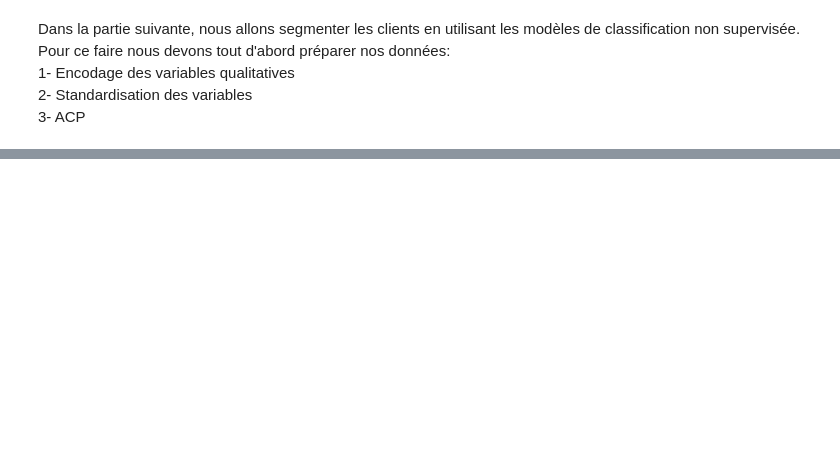
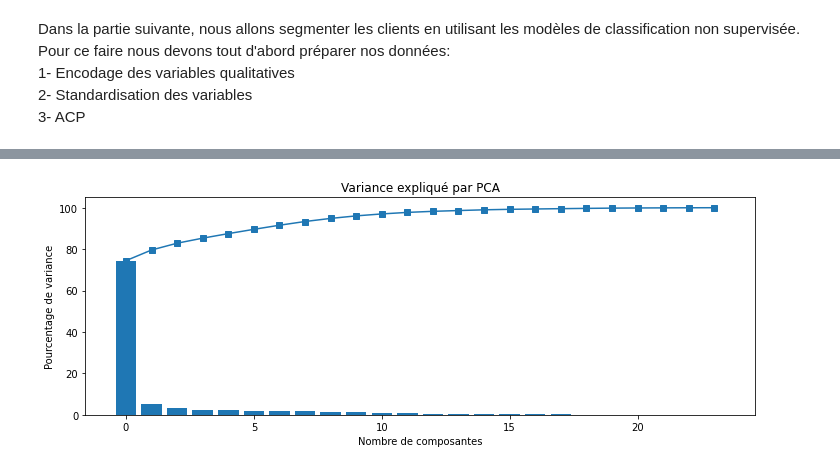
Before and after one commit to Soumaya-kh/POlist, a Jupyter notebook: POLIST_01_notebookanalyse.ipynb, the cells around one changed output, grey strips where cells are left out. Saved outputs shown, nothing was run; the diff lists cells and outputs as text; code cells hidden in the pictures; blank space fills up the shorter version.

```diff
--- a/POLIST_01_notebookanalyse.ipynb
+++ b/POLIST_01_notebookanalyse.ipynb
@@ -1628,0 +2135,12 @@ df_agg.head()
+# %%
+varsToStandardize = ['review_score',
+       'payment_sequential', 'payment_installments', 'payment_value',
+       'freight_value', 'reactivite', 'distance_clientVendeur',
+       'recence', 'frequence', 'montant']
+# %%
+from sklearn.preprocessing import StandardScaler
+
+#nous choisissons le standardisateur le plus basique
+scaler = StandardScaler()
+#standardiser uniquement les variables quantitatives
+df_agg[varsToStandardize] = scaler.fit_transform(df_agg[varsToStandardize])
@@ -1628,0 +2158,3 @@ df_agg.head()
+# %%
+vars_to_compress = df_agg.iloc[:,1:-1]
+vars_to_compress
@@ -1628,0 +2175,19 @@ df_agg.head()
+# %%
+from sklearn.decomposition import PCA
+# Réduction dimmensionnelle avec 'Principal Component Analysis'
+pca = PCA()
+df_pca = pca.fit_transform(vars_to_compress)
+# %%
+# Affichage graphique
+fig = plt.figure(1, figsize=(12, 4))
+plt.bar(range(len(pca.explained_variance_ratio_)),
+        100*pca.explained_variance_ratio_)
+plt.ylim(0, 1.05*100)
+plt.plot(range(len(pca.explained_variance_ratio_)),
+         100*np.cumsum(pca.explained_variance_ratio_), "s-")
+plt.ylabel("Pourcentage de variance")
+plt.xlabel("Nombre de composantes")
+plt.title("Variance expliqué par PCA")
+plt.show()
+# %% [output]
+[figure, added]
```
Also changed, not shown: parts of 114 cells of this notebook.
